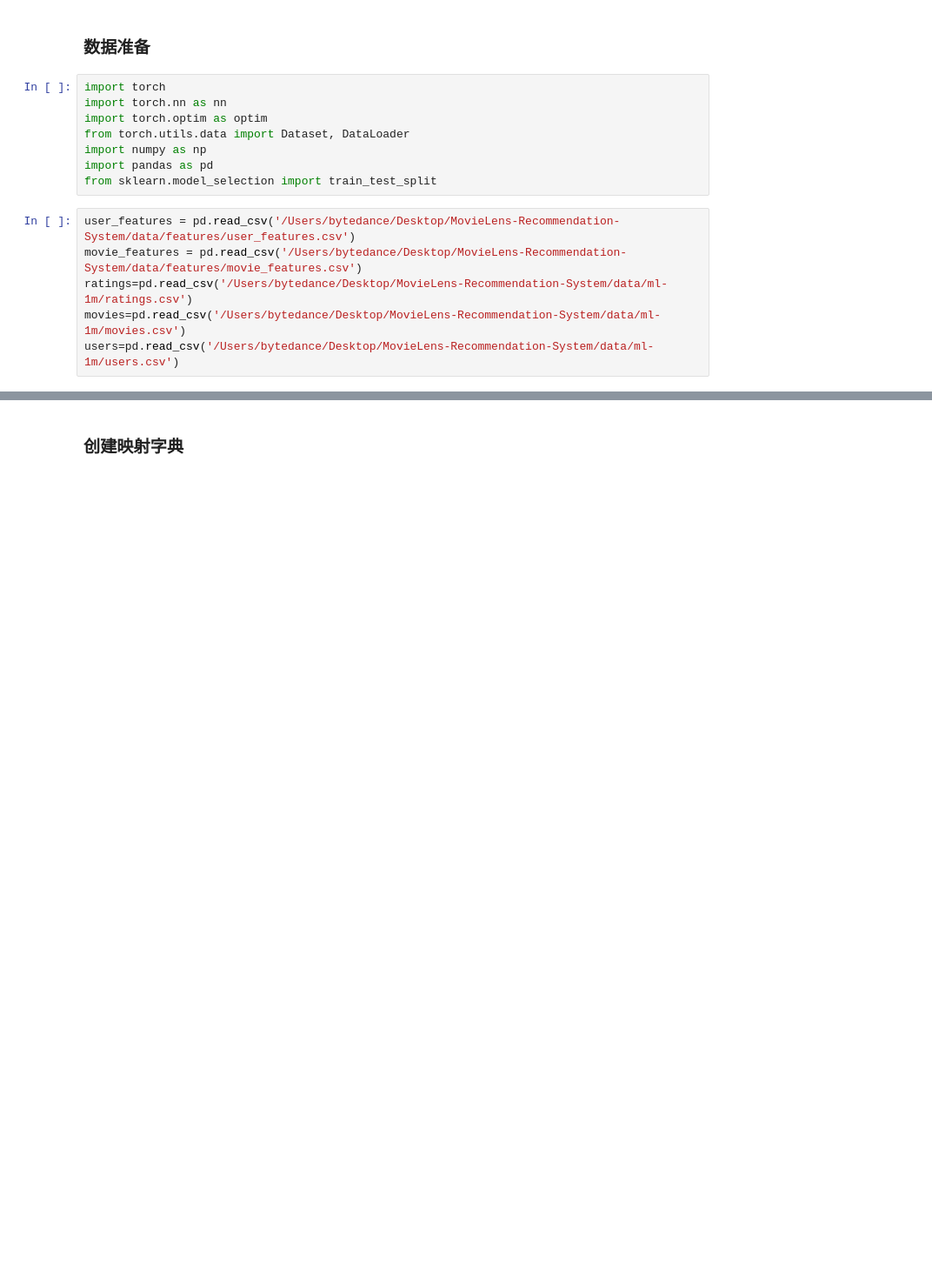
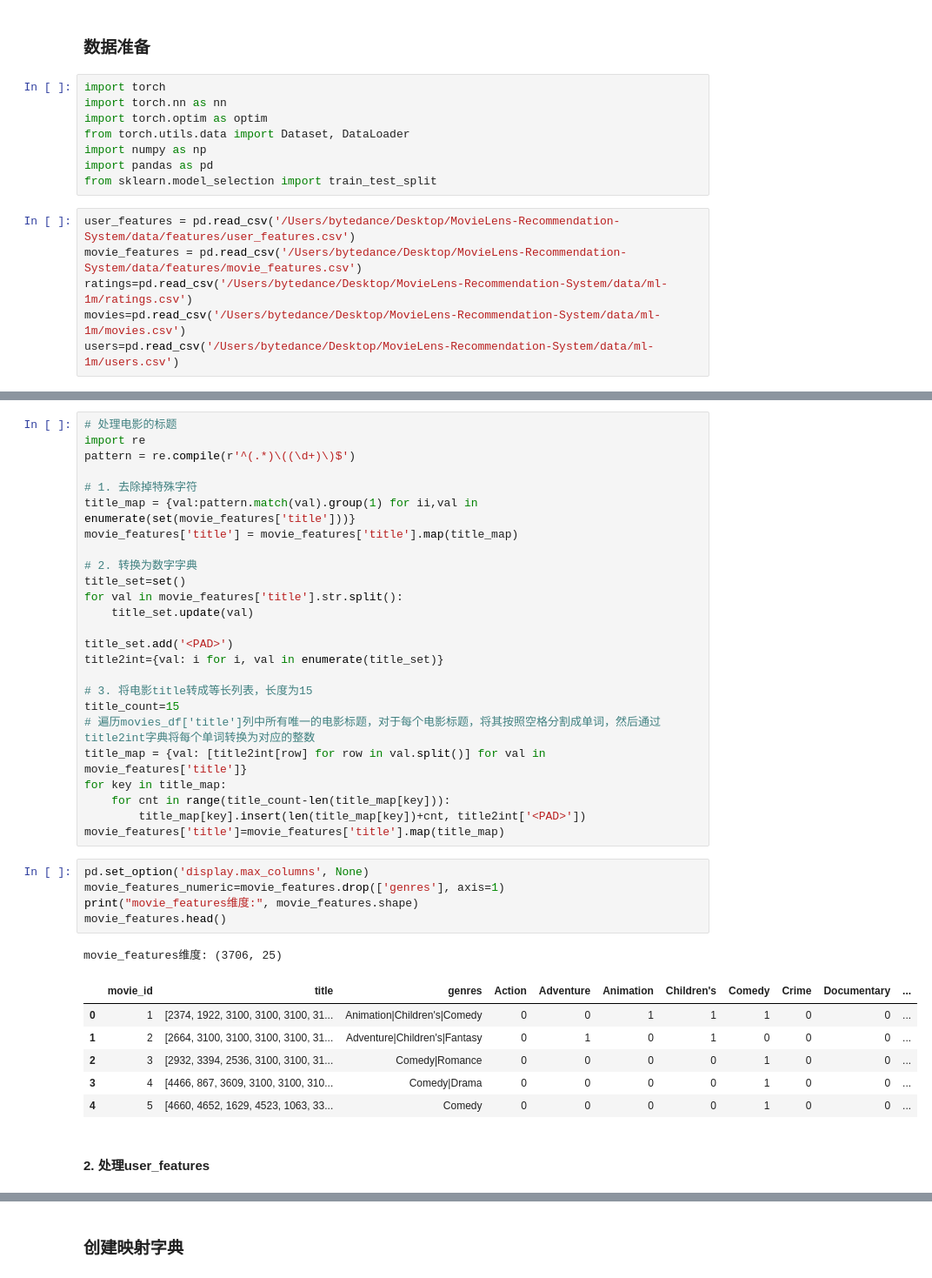
Before and after one commit to Althealam/MovieLens-Recommendation-Project, a Jupyter notebook: recall_dual_tower/debug_two_tower_model_v2.ipynb, the cells around one changed output, grey strips where cells are left out. Shown at 87% size. Drawn from its saved outputs; the diff is of its cells as text; blank space fills up the shorter version.

```diff
--- a/recall_dual_tower/debug_two_tower_model_v2.ipynb
+++ b/recall_dual_tower/debug_two_tower_model_v2.ipynb
@@ -36,0 +62,40 @@ movie_features.head()
+# %%
+# 处理电影的标题
+import re
+pattern = re.compile(r'^(.*)\((\d+)\)$')
+
+# 1. 去除掉特殊字符
+title_map = {val:pattern.match(val).group(1) for ii,val in enumerate(set(movie_features['title']))}
+movie_features['title'] = movie_features['title'].map(title_map)
+
+# 2. 转换为数字字典
+title_set=set()
+for val in movie_features['title'].str.split():
+    title_set.update(val)
+
+title_set.add('<PAD>')
+title2int={val: i for i, val in enumerate(title_set)}
+
+# 3. 将电影title转成等长列表，长度为15
+title_count=15
+# 遍历movies_df['title']列中所有唯一的电影标题，对于每个电影标题，将其按照空格分割成单词，然后通过title2int字典将每个单词转换为对应的整数
+title_map = {val: [title2int[row] for row in val.split()] for val in movie_features['title']}
+for key in title_map:
+    for cnt in range(title_count-len(title_map[key])):
+        title_map[key].insert(len(title_map[key])+cnt, title2int['<PAD>'])
+movie_features['title']=movie_features['title'].map(title_map)
+# %%
+pd.set_option('display.max_columns', None)
+movie_features_numeric=movie_features.drop(['genres'], axis=1)
+print("movie_features维度:", movie_features.shape)
+movie_features.head()
+# %% [output]
+movie_features维度: (3706, 25)
+|  | movie_id | title | genres | Action | Adventure | Animation | Children's | Comedy | Crime | Documentary | ... |
+| 0 | 1 | [2374, 1922, 3100, 3100, 3100, 31... | Animation|Children's|Comedy | 0 | 0 | 1 | 1 | 1 | 0 | 0 | ... |
+| 1 | 2 | [2664, 3100, 3100, 3100, 3100, 31... | Adventure|Children's|Fantasy | 0 | 1 | 0 | 1 | 0 | 0 | 0 | ... |
+| 2 | 3 | [2932, 3394, 2536, 3100, 3100, 31... | Comedy|Romance | 0 | 0 | 0 | 0 | 1 | 0 | 0 | ... |
+| 3 | 4 | [4466, 867, 3609, 3100, 3100, 310... | Comedy|Drama | 0 | 0 | 0 | 0 | 1 | 0 | 0 | ... |
+| 4 | 5 | [4660, 4652, 1629, 4523, 1063, 33... | Comedy | 0 | 0 | 0 | 0 | 1 | 0 | 0 | ... |
+# %% [markdown]
+#### 2. 处理user_features
```
Also changed, not shown: parts of 30 cells of this notebook, 2 other files.
